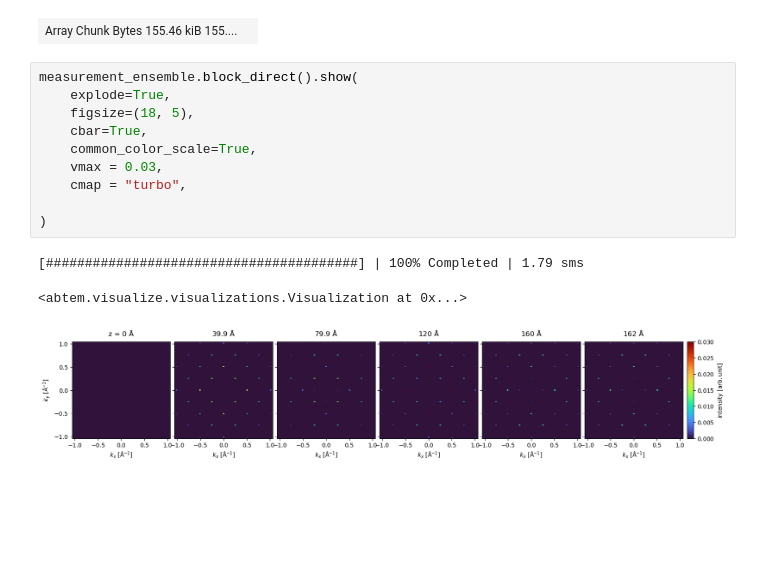
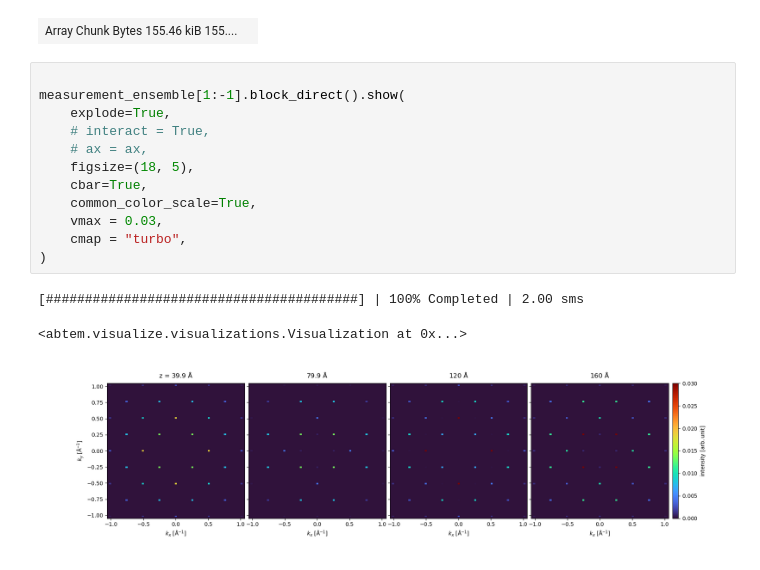
Before and after one commit to msa-em/guide-tem-simulation, a Jupyter notebook: notebooks/TEM_diffraction.ipynb, the cells around one changed output. Drawn from its saved outputs; the diff is of its cells as text; blank space fills up the shorter version.

```diff
--- a/notebooks/TEM_diffraction.ipynb
+++ b/notebooks/TEM_diffraction.ipynb
@@ -47,16 +48,18 @@ measurement_ensemble.block_direct().array
 # %% [output]
 | Array Chunk Bytes 155.46 kiB 155.... |  |
 # %%
-measurement_ensemble.block_direct().show(
+
+measurement_ensemble[1:-1].block_direct().show(
     explode=True,
+    # interact = True,
+    # ax = ax,
     figsize=(18, 5),
     cbar=True,
     common_color_scale=True,
     vmax = 0.03,
     cmap = "turbo",
-
 )
 # %% [output]
-[########################################] | 100% Completed | 1.79 sms
+[########################################] | 100% Completed | 2.00 sms
 <abtem.visualize.visualizations.Visualization at 0x...>
-[figure, old version]
+[figure, new version]
```
Also changed, not shown: parts of 2 cells of this notebook, 2 other files.
